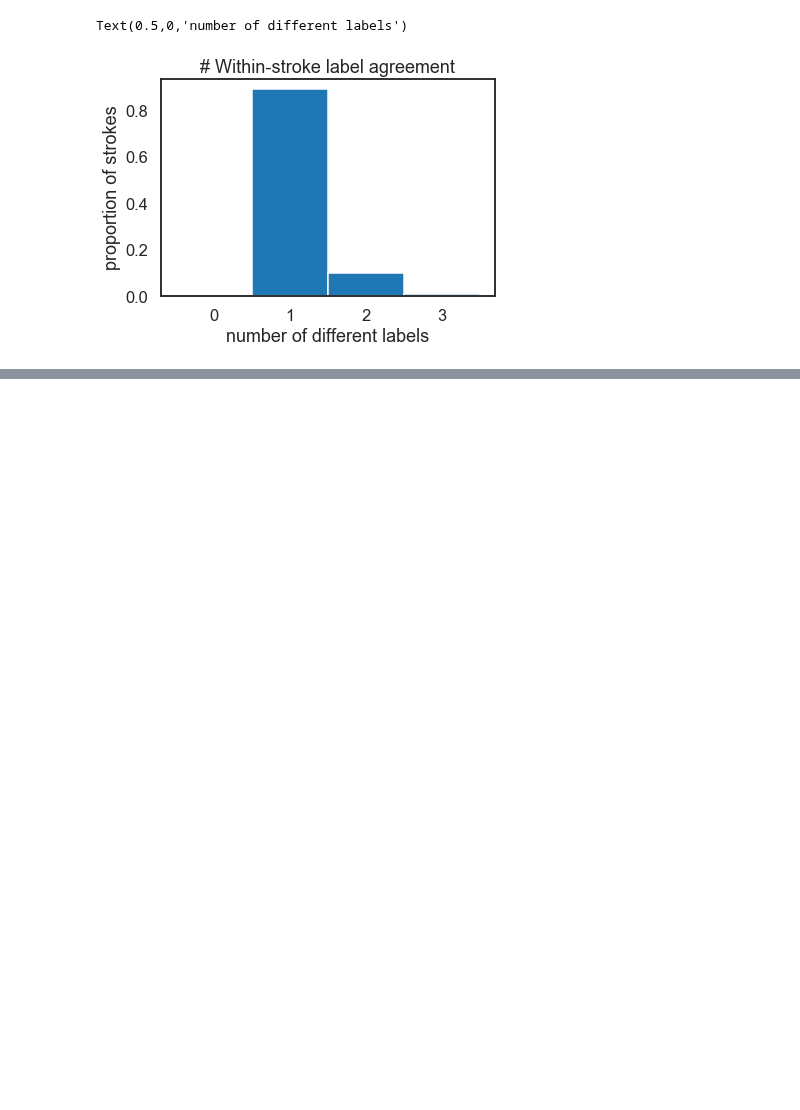
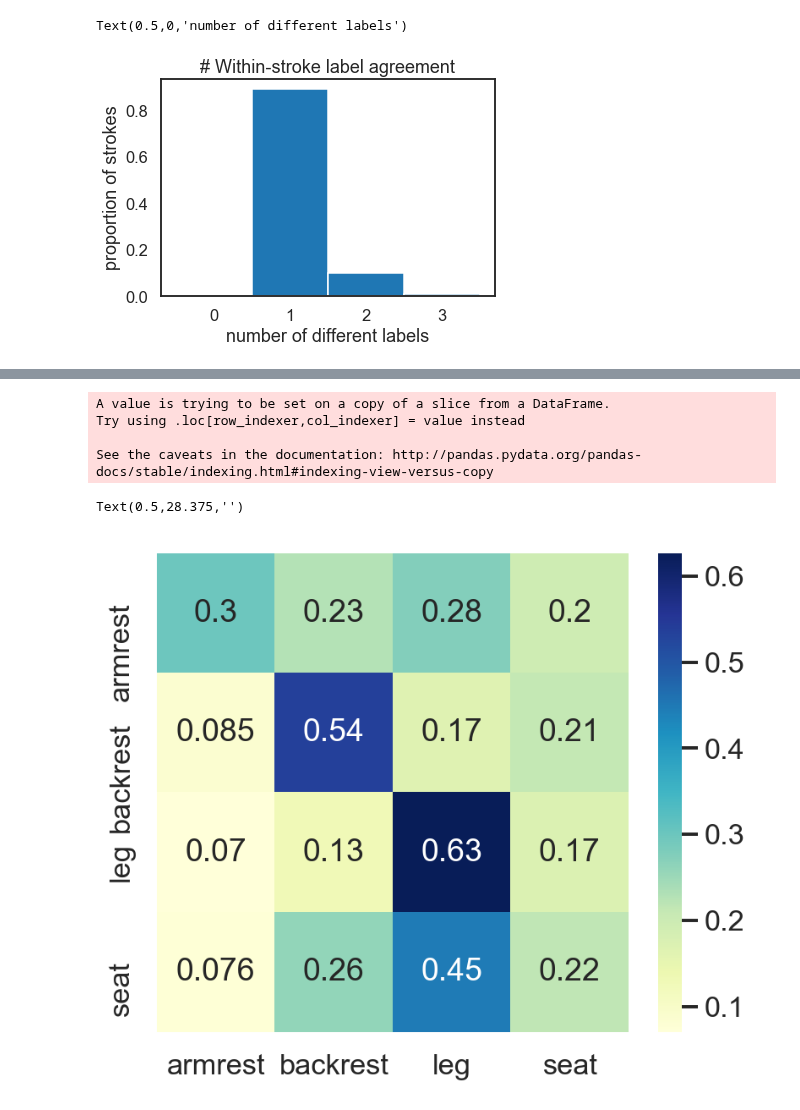
Before and after one commit to cogtoolslab/semantic_parts, a Jupyter notebook: analysis/kushinm/svg_annotation_analysis.ipynb, the cells around one changed output, grey strips where cells are left out. Drawn from its saved outputs; the diff is of its cells as text; code cells hidden in the pictures; blank space fills up the shorter version.

```diff
--- a/analysis/kushinm/svg_annotation_analysis.ipynb
+++ b/analysis/kushinm/svg_annotation_analysis.ipynb
@@ -608,0 +589,9 @@ stroke_df_lite= pd.DataFrame(data=stroke_vector, columns = ['sketch_id','stroke_
+# %%
+##Creating some fluff to make sure our matrices have rows/columns for all labels
+
+from itertools import product as p
+temp_array = np.zeros([16,2],dtype='|S50')
+ind=0
+for roll in p(valid_labels, repeat = 2):
+    temp_array[ind,]= roll
+    ind+=1
@@ -608,0 +615,35 @@ stroke_df_lite= pd.DataFrame(data=stroke_vector, columns = ['sketch_id','stroke_
+# %%
+##Creating a dictionary of transition matrices for each unique sketch
+
+tm_dict={}
+for sketch_id in stroke_df_lite.sketch_id.unique():
+    sketch_stroke_df_lite= stroke_df_lite[stroke_df_lite.sketch_id==sketch_id]
+    sketch_stroke_df_lite['incr_stroke_num'] = sketch_stroke_df_lite['stroke_num']+1
+    tm_df=sketch_stroke_df_lite.merge( sketch_stroke_df_lite, right_on='stroke_num', left_on='incr_stroke_num', how='inner' )
+    plot_matrix_x= tm_df.label_x.append(pd.Series(temp_array[:,0]))
+    plot_matrix_y=tm_df.label_y.append(pd.Series(temp_array[:,1]))
+    #sns.heatmap( pd.crosstab(tm_df.label_x, tm_df.label_y, normalize='index'),annot=True, )
+    plot_df= pd.crosstab(plot_matrix_x, plot_matrix_y)-1
+    plot_df = plot_df.div(plot_df.sum(axis=1), axis=0)
+    plot_df=plot_df.fillna(0)
+    #fig,ax=plt.subplots(1, 1, figsize = (6, 5), dpi=100)
+    #sns.heatmap(plot_df ,annot=True)
+    #ax.set_ylabel('')
+    #ax.set_xlabel('')
+    tm_dict[sketch_id]= plot_df
+# %% [output]
+A value is trying to be set on a copy of a slice from a DataFrame.
+Try using .loc[row_indexer,col_indexer] = value instead
+
+See the caveats in the documentation: http://pandas.pydata.org/pandas-docs/stable/indexing.html#indexing-view-versus-copy
+# %%
+##Visualizing aggregate matrix
+fig,ax=plt.subplots(1, 1, figsize = (6, 5), dpi=150)
+agg_matrix= sum(list(tm_dict.values()))
+agg_matrix = agg_matrix.div(agg_matrix.sum(axis=1), axis=0)
+sns.heatmap(plotty, annot=True,cmap="YlGnBu")
+ax.set_ylabel('')
+ax.set_xlabel('')
+# %% [output]
+Text(0.5,28.375,'')
+[figure, added]
```
Also changed, not shown: parts of 13 cells of this notebook.
